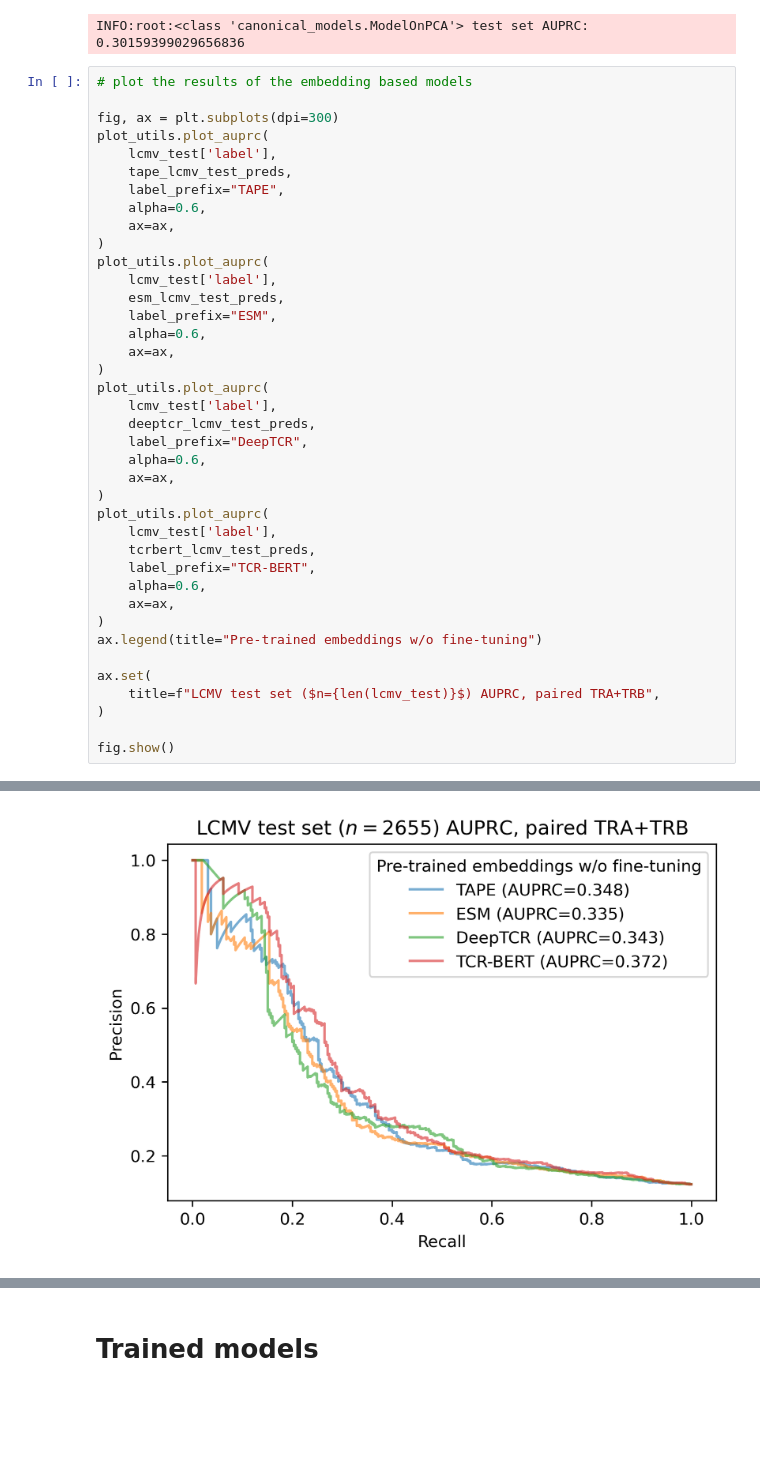
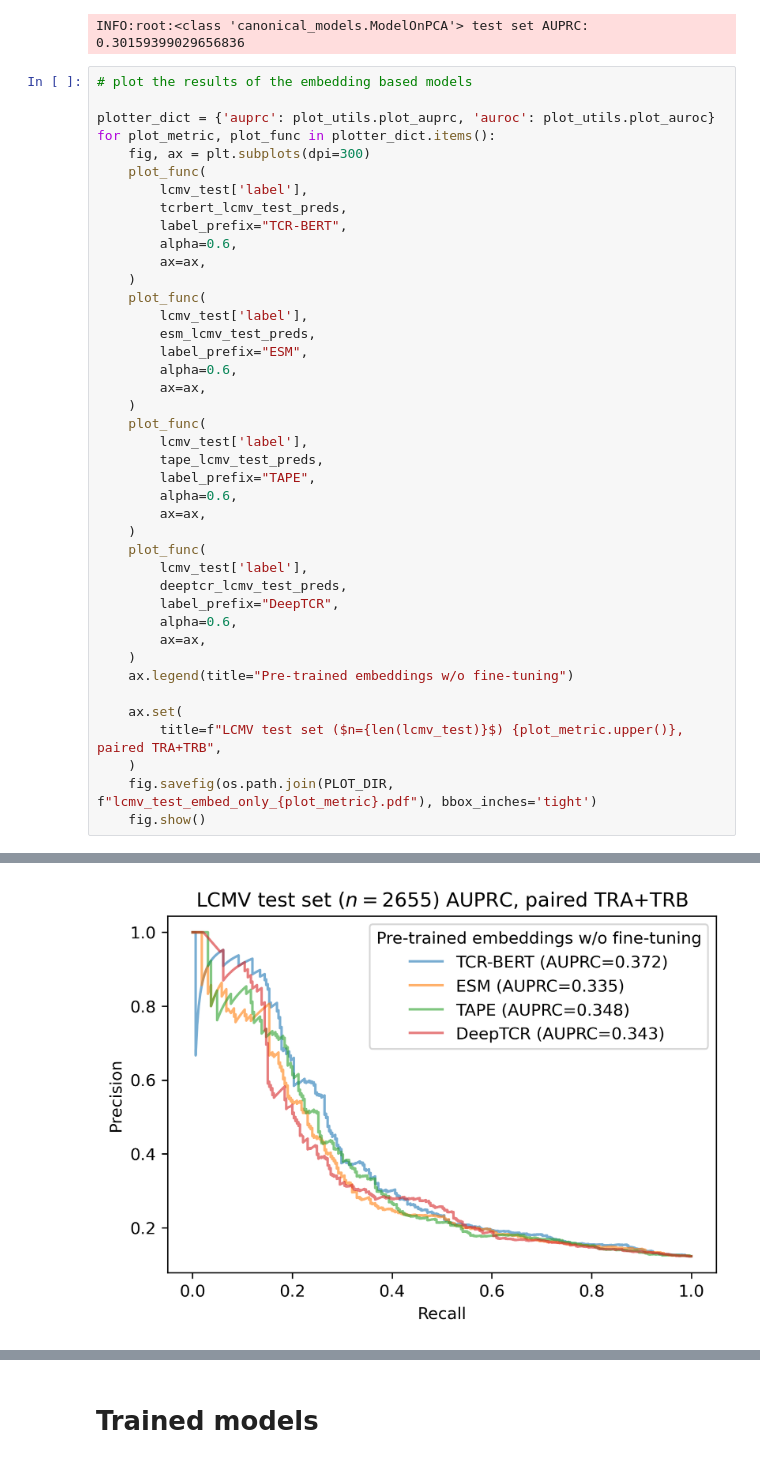
Before and after one commit to wukevin/tcr-bert, a Jupyter notebook: jupyter/lcmv_test_set_comparison.ipynb, the cells around one changed output, grey strips where cells are left out. Saved outputs shown, nothing was run; the diff lists cells and outputs as text; blank space fills up the shorter version.

Commit message:
Update plotting

```diff
--- a/jupyter/lcmv_test_set_comparison.ipynb
+++ b/jupyter/lcmv_test_set_comparison.ipynb
@@ -254,40 +254,42 @@ INFO:root:<class 'canonical_models.ModelOnPCA'> test set AUPRC: 0.30159399029656
 # %%
 # plot the results of the embedding based models
 
-fig, ax = plt.subplots(dpi=300)
-plot_utils.plot_auprc(
-    lcmv_test['label'],
-    tape_lcmv_test_preds,
-    label_prefix="TAPE",
-    alpha=0.6,
-    ax=ax,
-)
-plot_utils.plot_auprc(
-    lcmv_test['label'],
-    esm_lcmv_test_preds,
-    label_prefix="ESM",
-    alpha=0.6,
-    ax=ax,
-)
-plot_utils.plot_auprc(
-    lcmv_test['label'],
-    deeptcr_lcmv_test_preds,
-    label_prefix="DeepTCR",
-    alpha=0.6,
-    ax=ax,
-)
-plot_utils.plot_auprc(
-    lcmv_test['label'],
-    tcrbert_lcmv_test_preds,
-    label_prefix="TCR-BERT",
-    alpha=0.6,
-    ax=ax,
-)
-ax.legend(title="Pre-trained embeddings w/o fine-tuning")
+plotter_dict = {'auprc': plot_utils.plot_auprc, 'auroc': plot_utils.plot_auroc}
+for plot_metric, plot_func in plotter_dict.items():
+    fig, ax = plt.subplots(dpi=300)
+    plot_func(
+        lcmv_test['label'],
+        tcrbert_lcmv_test_preds,
+        label_prefix="TCR-BERT",
+        alpha=0.6,
+        ax=ax,
+    )
+    plot_func(
+        lcmv_test['label'],
+        esm_lcmv_test_preds,
+        label_prefix="ESM",
+        alpha=0.6,
+        ax=ax,
+    )
+    plot_func(
+        lcmv_test['label'],
+        tape_lcmv_test_preds,
+        label_prefix="TAPE",
+        alpha=0.6,
+        ax=ax,
+    )
+    plot_func(
+        lcmv_test['label'],
+        deeptcr_lcmv_test_preds,
+        label_prefix="DeepTCR",
+        alpha=0.6,
+        ax=ax,
+    )
+    ax.legend(title="Pre-trained embeddings w/o fine-tuning")
 
-ax.set(
-    title=f"LCMV test set ($n={len(lcmv_test)}$) AUPRC, paired TRA+TRB",
-)
-
-fig.show()
+    ax.set(
+        title=f"LCMV test set ($n={len(lcmv_test)}$) {plot_metric.upper()}, paired TRA+TRB",
+    )
+    fig.savefig(os.path.join(PLOT_DIR, f"lcmv_test_embed_only_{plot_metric}.pdf"), bbox_inches='tight')
+    fig.show()
 # %% [output]
@@ -298 +304 @@ INFO:root:AUPRC of 0.3722
-[figure, old version]
+[figure, new version]
```
Also changed, not shown: parts of 4 cells of this notebook, 4 other files.
